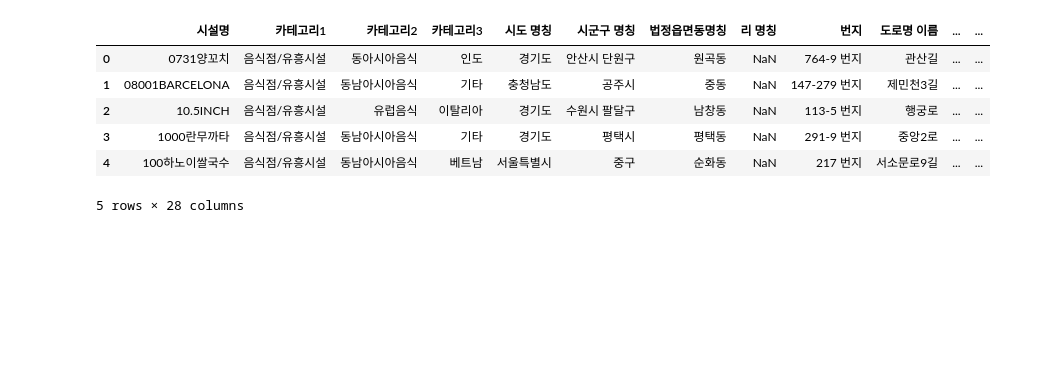
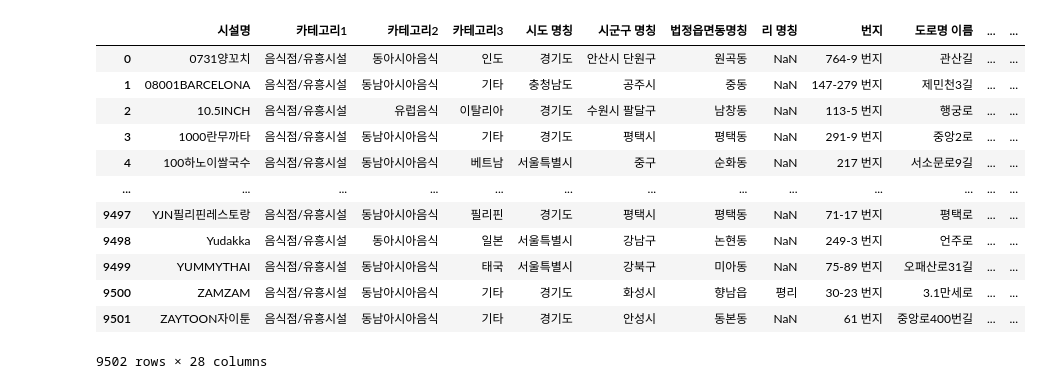
Before and after one commit to alswn8268/DataAnalysis, a Jupyter notebook: data_Analysis_Project_food.ipynb, the cells around one changed output. Cells and saved outputs as stored; diff of their text form; code cells hidden in the pictures; blank space fills up the shorter version.

```diff
--- a/data_Analysis_Project_food.ipynb
+++ b/data_Analysis_Project_food.ipynb
@@ -14,12 +14,18 @@ import missingno as msno # 누락값의 분포를 그래프 형태로 표현한
 import folium
 # %%
 korea_food_data = pd.read_csv('./data/korea_food_data.CSV', encoding='cp949')
-korea_food_data.head()
+korea_food_data
 # %% [output]
 |  | 시설명 | 카테고리1 | 카테고리2 | 카테고리3 | 시도 명칭 | 시군구 명칭 | 법정읍면동명칭 | 리 명칭 | 번지 | 도로명 이름 | ... | ... |
 | 0 | 0731양꼬치 | 음식점/유흥시설 | 동아시아음식 | 인도 | 경기도 | 안산시 단원구 | 원곡동 | NaN | 764-9 번지 | 관산길 | ... | ... |
 | 1 | 08001BARCELONA | 음식점/유흥시설 | 동남아시아음식 | 기타 | 충청남도 | 공주시 | 중동 | NaN | 147-279 번지 | 제민천3길 | ... | ... |
 | 2 | 10.5INCH | 음식점/유흥시설 | 유럽음식 | 이탈리아 | 경기도 | 수원시 팔달구 | 남창동 | NaN | 113-5 번지 | 행궁로 | ... | ... |
 | 3 | 1000란무까타 | 음식점/유흥시설 | 동남아시아음식 | 기타 | 경기도 | 평택시 | 평택동 | NaN | 291-9 번지 | 중앙2로 | ... | ... |
 | 4 | 100하노이쌀국수 | 음식점/유흥시설 | 동남아시아음식 | 베트남 | 서울특별시 | 중구 | 순화동 | NaN | 217 번지 | 서소문로9길 | ... | ... |
+| ... | ... | ... | ... | ... | ... | ... | ... | ... | ... | ... | ... | ... |
+| 9497 | YJN필리핀레스토랑 | 음식점/유흥시설 | 동남아시아음식 | 필리핀 | 경기도 | 평택시 | 평택동 | NaN | 71-17 번지 | 평택로 | ... | ... |
+| 9498 | Yudakka | 음식점/유흥시설 | 동아시아음식 | 일본 | 서울특별시 | 강남구 | 논현동 | NaN | 249-3 번지 | 언주로 | ... | ... |
+| 9499 | YUMMYTHAI | 음식점/유흥시설 | 동남아시아음식 | 태국 | 서울특별시 | 강북구 | 미아동 | NaN | 75-89 번지 | 오패산로31길 | ... | ... |
+| 9500 | ZAMZAM | 음식점/유흥시설 | 동남아시아음식 | 기타 | 경기도 | 화성시 | 향남읍 | 평리 | 30-23 번지 | 3.1만세로 | ... | ... |
+| 9501 | ZAYTOON자이툰 | 음식점/유흥시설 | 동남아시아음식 | 기타 | 경기도 | 안성시 | 동본동 | NaN | 61 번지 | 중앙로400번길 | ... | ... |
-5 rows × 28 columns
+9502 rows × 28 columns
```
Also changed, not shown: parts of 2 cells of this notebook, 4 other files.
